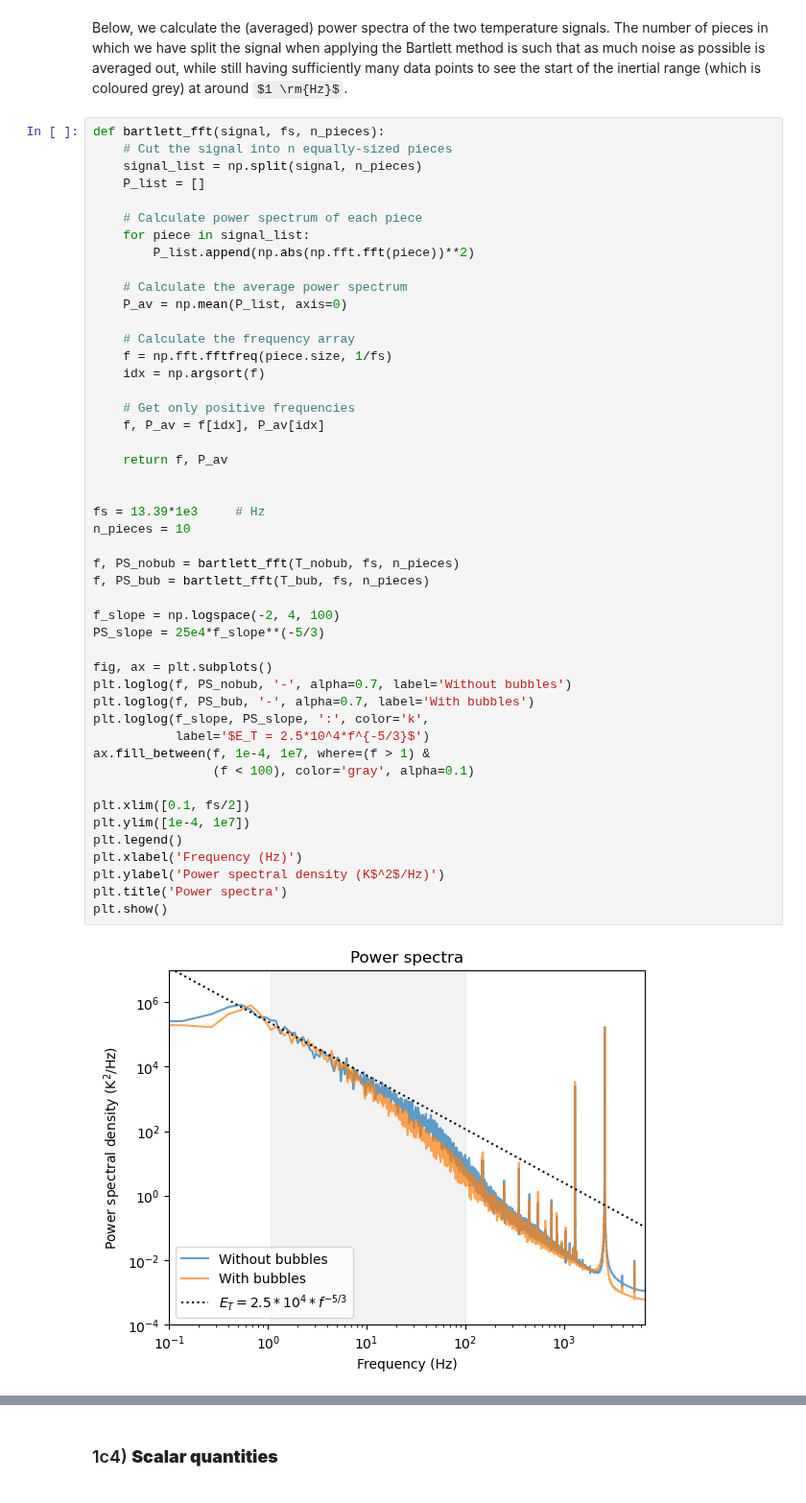
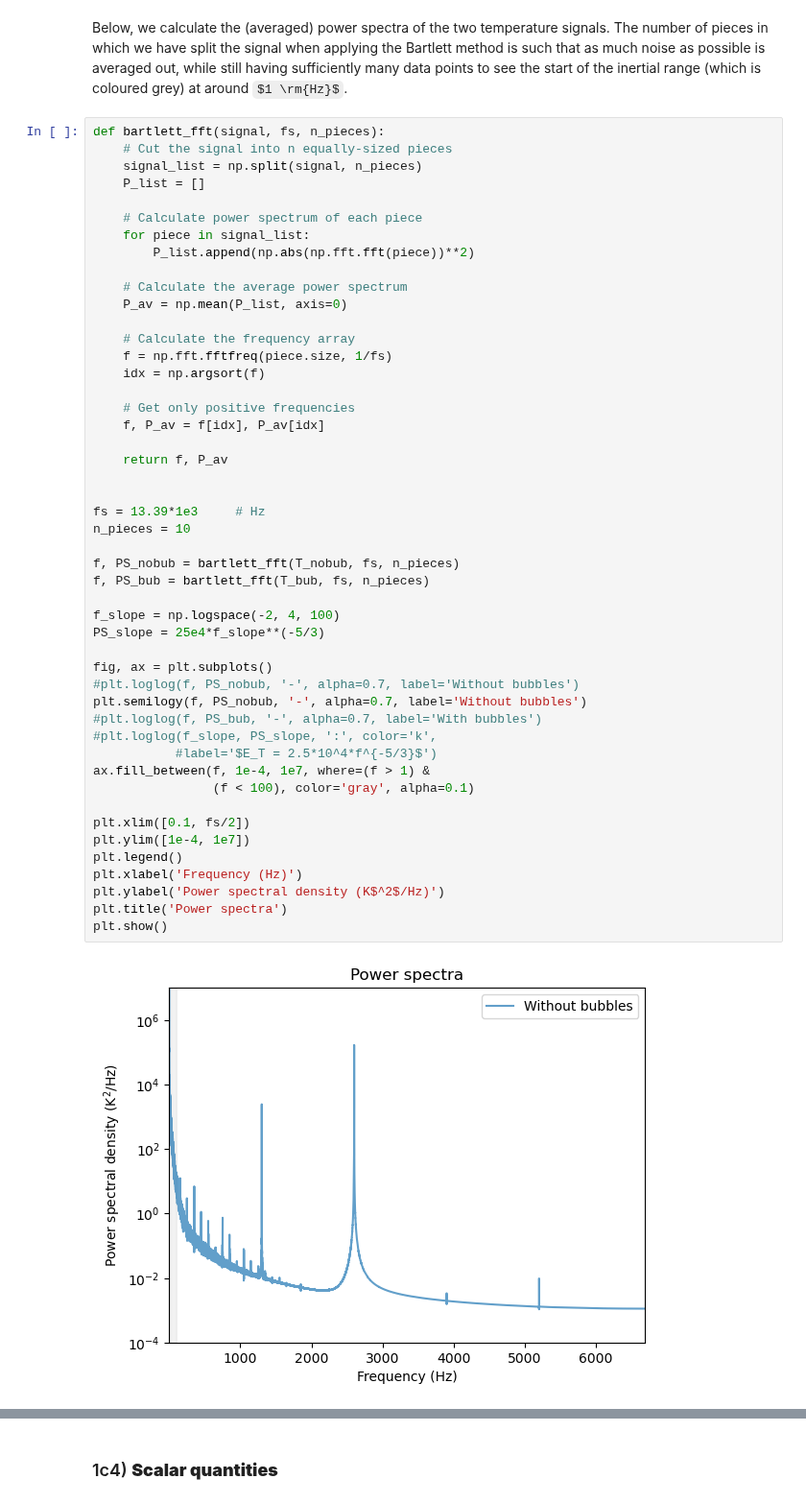
Before and after one commit to TFLVerouden/ETPoF, a Jupyter notebook: HW1/HW1c.ipynb, the cells around one changed output, grey strips where cells are left out. Shown at 96% size. Cells and saved outputs as stored; diff of their text form; some formulas as TeX source.

```diff
--- a/HW1/HW1c.ipynb
+++ b/HW1/HW1c.ipynb
@@ -165,38 +162,39 @@ def bartlett_fft(signal, fs, n_pieces):
     f = np.fft.fftfreq(piece.size, 1/fs)
     idx = np.argsort(f)
 
     # Get only positive frequencies
     f, P_av = f[idx], P_av[idx]
 
     return f, P_av
 
 
 fs = 13.39*1e3     # Hz
 n_pieces = 10
 
 f, PS_nobub = bartlett_fft(T_nobub, fs, n_pieces)
 f, PS_bub = bartlett_fft(T_bub, fs, n_pieces)
 
 f_slope = np.logspace(-2, 4, 100)
 PS_slope = 25e4*f_slope**(-5/3)
 
 fig, ax = plt.subplots()
-plt.loglog(f, PS_nobub, '-', alpha=0.7, label='Without bubbles')
-plt.loglog(f, PS_bub, '-', alpha=0.7, label='With bubbles')
-plt.loglog(f_slope, PS_slope, ':', color='k',
-           label='$E_T = 2.5*10^4*f^{-5/3}$')
+#plt.loglog(f, PS_nobub, '-', alpha=0.7, label='Without bubbles')
+plt.semilogy(f, PS_nobub, '-', alpha=0.7, label='Without bubbles')
+#plt.loglog(f, PS_bub, '-', alpha=0.7, label='With bubbles')
+#plt.loglog(f_slope, PS_slope, ':', color='k',
+           #label='$E_T = 2.5*10^4*f^{-5/3}$')
 ax.fill_between(f, 1e-4, 1e7, where=(f > 1) &
                 (f < 100), color='gray', alpha=0.1)
 
 plt.xlim([0.1, fs/2])
 plt.ylim([1e-4, 1e7])
 plt.legend()
 plt.xlabel('Frequency (Hz)')
 plt.ylabel('Power spectral density (K$^2$/Hz)')
 plt.title('Power spectra')
 plt.show()
 # %% [output]
-[figure, old version]
+[figure, new version]
 # %% [markdown]
 From the above plot, we can see that, in both cases, the power spectrum starts to decay faster than $E_T\propto f^{-5/3}$ at some point. This signifies the end of the inertial range. This onset occurs at lower frequencies when bubbles are present in the flow (around $5$ $\text{Hz}$ instead of $20$ $\text{Hz}$). In other words, the bubbles seem to dampen fast temperature oscillations.
 
```
Also changed, not shown: parts of 11 cells of this notebook, 1 other file.
